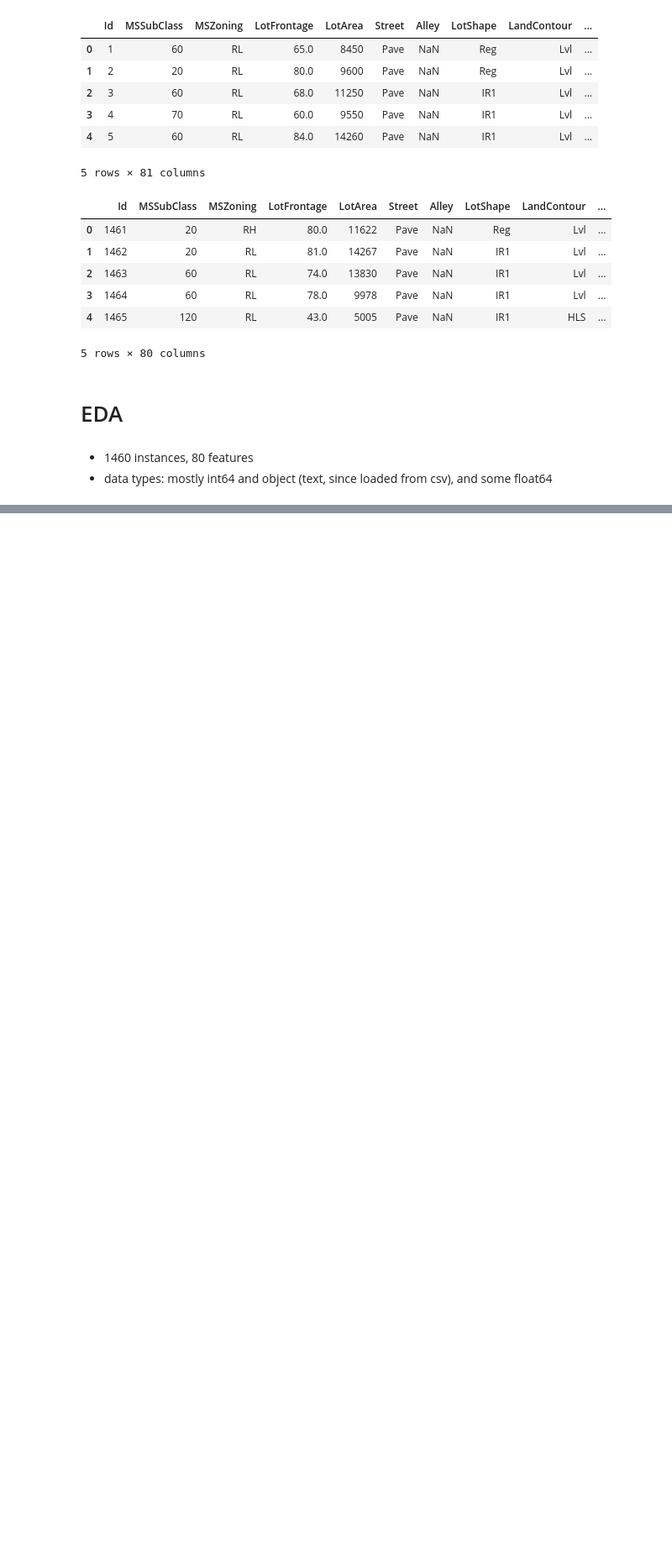
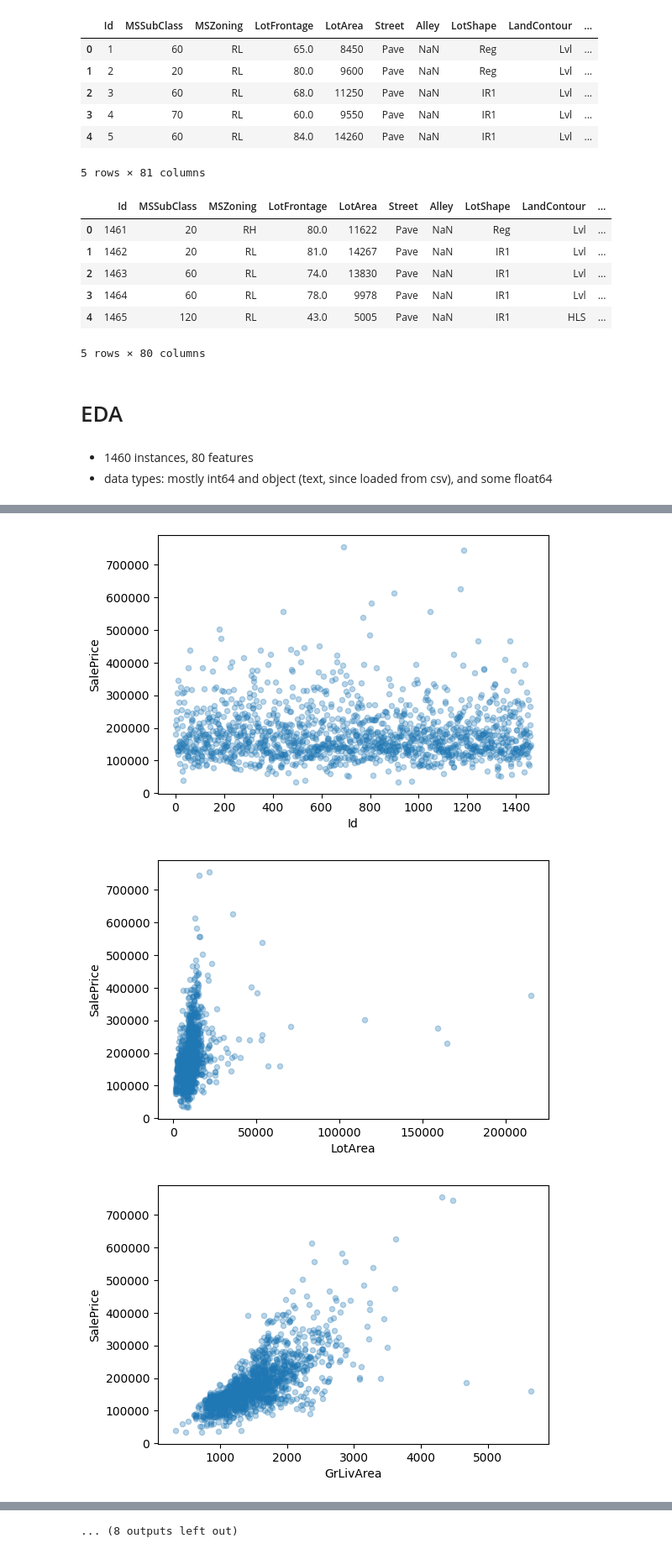
Before and after one commit to a1hmad23/Housing-prices-ml, a Jupyter notebook: notebooks/01_eda.ipynb, the cells around one changed output, grey strips where cells are left out. Shown at 84% size. Saved outputs shown, nothing was run; the diff lists cells and outputs as text; code cells hidden in the pictures; blank space fills up the shorter version.

```diff
--- a/notebooks/01_eda.ipynb
+++ b/notebooks/01_eda.ipynb
@@ -178,0 +261,7 @@ display(nominal_summary)
+# %%
+for col in high_card_num_cols:
+    train_eda.plot.scatter(x=col, y="SalePrice", alpha=0.3, figsize=(6,4))
+# %% [output]
+[figure, added]
+[figure, added]
+[figure, added]
@@ -178,0 +277 @@ display(nominal_summary)
+... (8 outputs left out)
```
Also changed, not shown: parts of 47 cells of this notebook.
